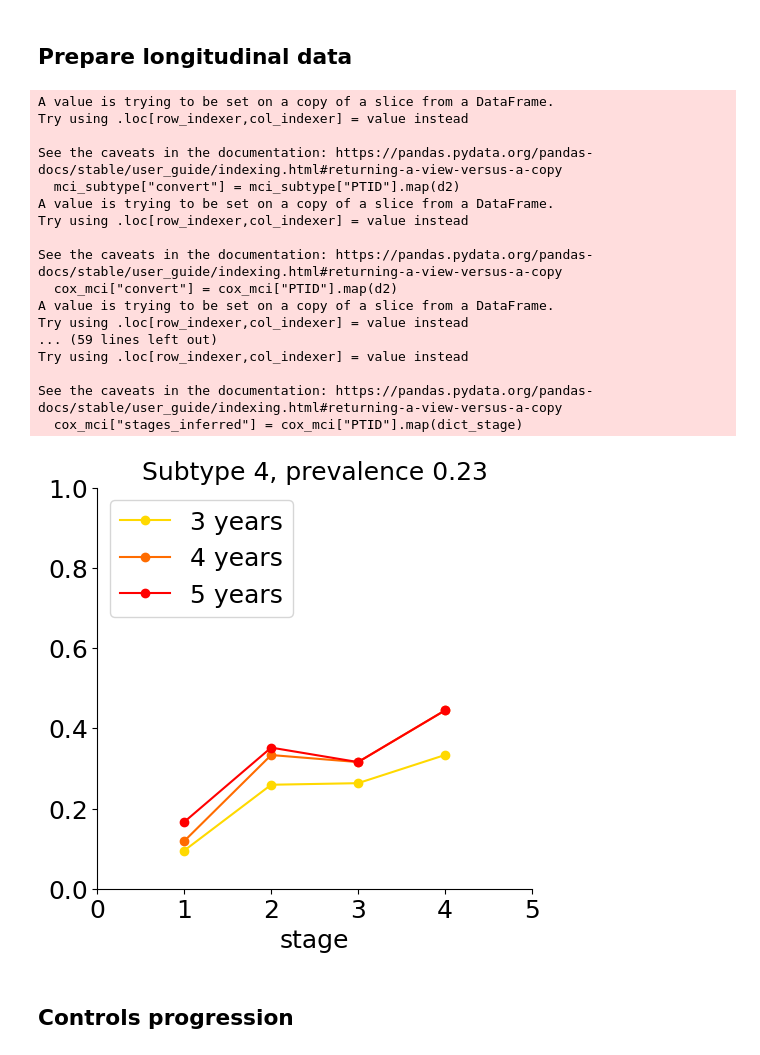
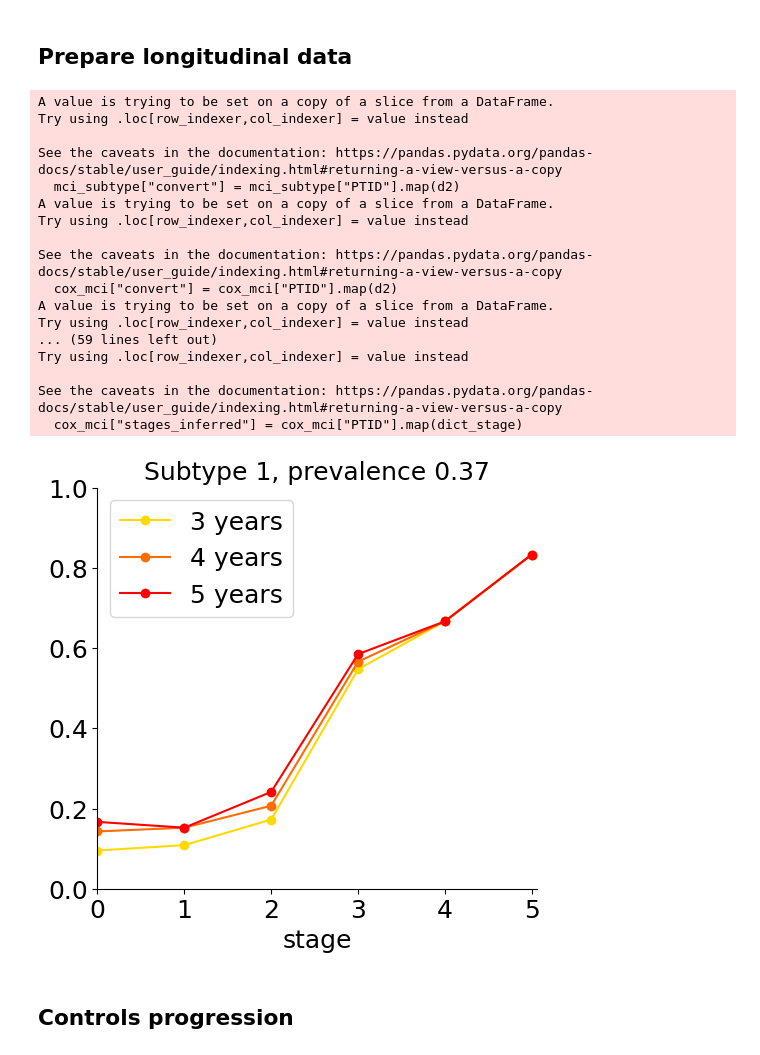
Before and after one commit to pathology-dynamics/s-SuStaIn, a Jupyter notebook: notebooks/s-SuStaIn-plotting.ipynb, the cells around one changed output. Cells and saved outputs as stored; diff of their text form; code cells hidden in the pictures.

```diff
--- a/notebooks/s-SuStaIn-plotting.ipynb
+++ b/notebooks/s-SuStaIn-plotting.ipynb
@@ -68,7 +68,7 @@ L_yes = process_L(L_yes)
 ### Create a SuStaIn object to call the associated methods
 # %%
 # Create the SuStaIn object for the sEBM model
-stage_sizes = [2,2,2,2,2]
+stage_sizes = [24,24,24,24,23]
 N_startpoints           = 25
 N_S_max                 = 3
 rep = 20
@@ -99,8 +99,8 @@ L_yes_mci = process_L(L_yes_mci)
 ### Subtype and Stage the MCI subjects
 # %%
 # Subtype and Stage the MCI subjects
-last_N = 1000
-N_samples = 100
+last_N = 100000
+N_samples = 1000
 sustainData_newData = sEBMSustainData(L_yes_mci, L_no_mci, n_stages)
 samples_sequence = pkl["samples_sequence"][:,:,-last_N:]
 samples_f = pkl["samples_f"][:,-last_N:]
@@ -190,7 +190,7 @@ def append_counts_bar(df, st_min=0, st_max=5):
         df = df.append(new_row, ignore_index=True)
     return df
 # %%
-subtype_select = 0
+subtype_select = 2
 final_df_grouped = final_df[final_df["subtype"] == subtype_select].groupby(["stage", "DX"]).size().reset_index()
 final_df_pivot = final_df_grouped.pivot(columns="DX", values=0, index="stage").fillna(0)
 final_df_pivot /= final_df_pivot.sum(axis=0)
@@ -262,7 +312,7 @@ d, merged_df = prepare_logitudinal_data(final_df)
 mci_demographics = merged_df[merged_df["DX"].isin(["MCI"])].sort_values(["PTID", "EXAMDATE"]).drop_duplicates("PTID", keep="first")
 cn_demographics = merged_df[merged_df["DX"].isin(["CN"])].sort_values(["PTID", "EXAMDATE"]).drop_duplicates("PTID", keep="first")
 # %%
-Su = 3.0
+Su = 0.0
 mci_subtype = mci_solved[mci_solved["subtype"]==Su]
 fraction = mci_subtype.shape[0]/mci_solved.shape[0]
 cox_mci = mci_demographics[mci_demographics["PTID"].isin(mci_subtype["PTID"])]
@@ -273,7 +323,7 @@ fig, ax = plt.subplots(1,1, figsize=(5,5), constrained_layout=True)
 delta_years = list(range(3,6))
 colors = [cmap(_) for _ in np.linspace(0.15,1,len(delta_years))]
 d_colors = dict(zip(delta_years, colors))
-save_path = "/nethome/rtandon32/ebm/s-SuStain-outputs/sim_tadpole9_mixture_GMM/figures"
+save_path = "/nethome/rtandon32/ebm/s-SuStain-outputs/sim_tadpole9_mixture_GMM/figures/subtypes_3/"
 
 for dy in delta_years:
     d2 = {}
@@ -336,36 +386,36 @@ ax.spines['right'].set_visible(False)
 ax.spines['top'].set_visible(False)
 # if Su == 0.0:
 #     ax.set_ylabel("Fraction of MCI subjects\nconverted to AD/Dementia", fontsize=18)
 ax.set_title("Subtype {}, prevalence {}".format(int(Su+1), np.round(fraction, 2)),
              fontsize=18)
-ax.set_xlim([0,5])
+ax.set_xlim([0,5.06])
 ax.set_ylim([0,1])
 # fig.subplots_adjust(right=0.5)
 plt.xticks(fontsize=18)
 # plt.tight_layout()
 plt.yticks(fontsize=18)
 plt.legend(fontsize=18, loc=2)
 fig_name = "mci_subtype_{}.png".format(Su)
-fig.savefig(os.path.join(save_path, fig_name), dpi=300)
+fig.savefig(os.path.join(save_path, fig_name), dpi=450)
 # %% [output]
 A value is trying to be set on a copy of a slice from a DataFrame.
 Try using .loc[row_indexer,col_indexer] = value instead
 
 See the caveats in the documentation: https://pandas.pydata.org/pandas-docs/stable/user_guide/indexing.html#returning-a-view-versus-a-copy
   mci_subtype["convert"] = mci_subtype["PTID"].map(d2)
 A value is trying to be set on a copy of a slice from a DataFrame.
 Try using .loc[row_indexer,col_indexer] = value instead
 
 See the caveats in the documentation: https://pandas.pydata.org/pandas-docs/stable/user_guide/indexing.html#returning-a-view-versus-a-copy
   cox_mci["convert"] = cox_mci["PTID"].map(d2)
 A value is trying to be set on a copy of a slice from a DataFrame.
 Try using .loc[row_indexer,col_indexer] = value instead
 ... (59 lines left out)
 Try using .loc[row_indexer,col_indexer] = value instead
 
 See the caveats in the documentation: https://pandas.pydata.org/pandas-docs/stable/user_guide/indexing.html#returning-a-view-versus-a-copy
   cox_mci["stages_inferred"] = cox_mci["PTID"].map(dict_stage)
-[figure, old version]
+[figure, new version]
 # %% [markdown]
 ## Controls progression
 # %%
```
Also changed, not shown: parts of 20 cells of this notebook, 4 other files.
